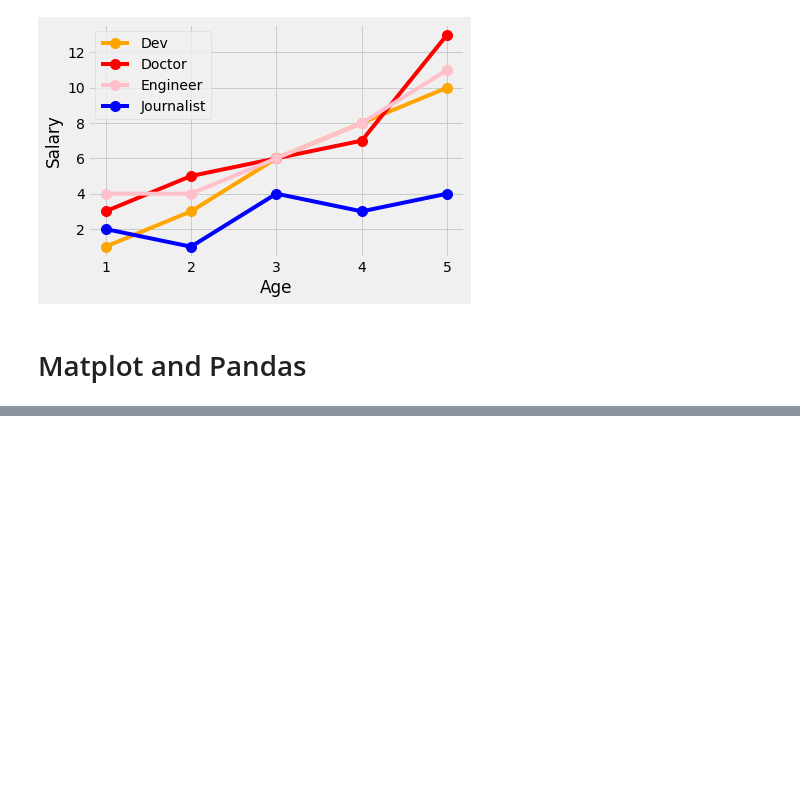
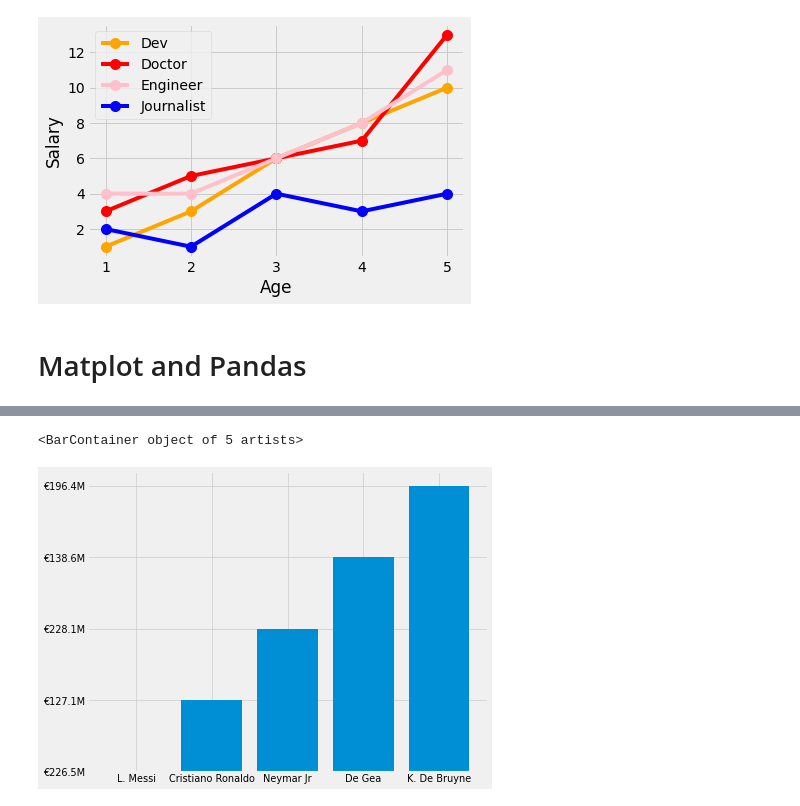
Before and after one commit to Dufyz/My_Laboratory, a Jupyter notebook: Jupyter Lab/library's/matplotlib_library/matplotlib_library.ipynb, the cells around one changed output, grey strips where cells are left out. Cells and saved outputs as stored; diff of their text form; code cells hidden in the pictures; blank space fills up the shorter version.

```diff
--- a/Jupyter Lab/library's/matplotlib_library/matplotlib_library.ipynb
+++ b/Jupyter Lab/library's/matplotlib_library/matplotlib_library.ipynb
@@ -133,0 +128,6 @@ db
+# %%
+plt.figure(figsize = (4,3), dpi = 50).add_axes([1,1,2,2])
+plt.bar(df.Name.head(5), df.ReleaseClause.head(5))
+# %% [output]
+<BarContainer object of 5 artists>
+[figure, added]
```
Also changed, not shown: parts of 11 cells of this notebook, 1 other file.
